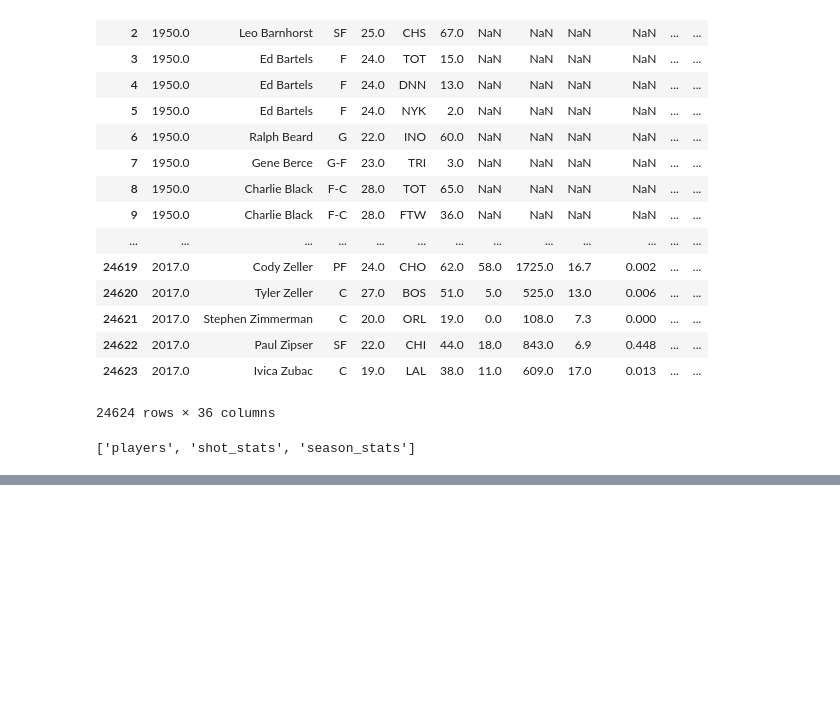
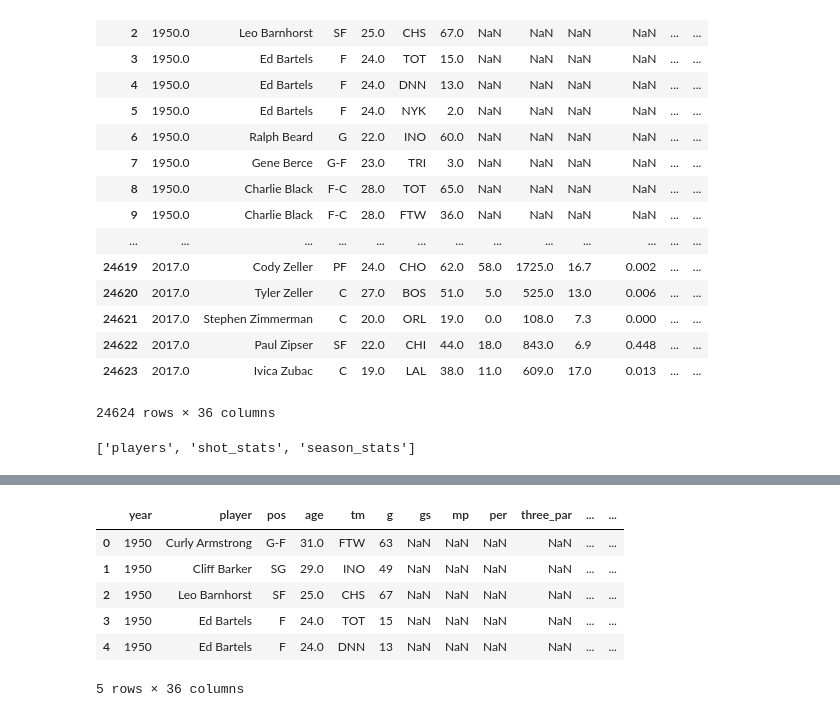
Before and after one commit to joshseymour/ETL_Project, a Jupyter notebook: Transform_Season_Stats.ipynb, the cells around one changed output, grey strips where cells are left out. Cells and saved outputs as stored; diff of their text form; code cells hidden in the pictures; blank space fills up the shorter version.

```diff
--- a/Transform_Season_Stats.ipynb
+++ b/Transform_Season_Stats.ipynb
@@ -167,3 +162,11 @@ DETAIL:  Failing row contains (1953, Mike O'Neill, SF, null, MLH, 4, null, 50, 5
 # %%
-pd.read_sql_query('select * from players', con=engine).head()
+pd.read_sql_query('select * from season_stats', con=engine).head()
+# %% [output]
+|  | year | player | pos | age | tm | g | gs | mp | per | three_par | ... | ... |
+| 0 | 1950 | Curly Armstrong | G-F | 31.0 | FTW | 63 | NaN | NaN | NaN | NaN | ... | ... |
+| 1 | 1950 | Cliff Barker | SG | 29.0 | INO | 49 | NaN | NaN | NaN | NaN | ... | ... |
+| 2 | 1950 | Leo Barnhorst | SF | 25.0 | CHS | 67 | NaN | NaN | NaN | NaN | ... | ... |
+| 3 | 1950 | Ed Bartels | F | 24.0 | TOT | 15 | NaN | NaN | NaN | NaN | ... | ... |
+| 4 | 1950 | Ed Bartels | F | 24.0 | DNN | 13 | NaN | NaN | NaN | NaN | ... | ... |
+5 rows × 36 columns
 # %%
```
Also changed, not shown: parts of 2 cells of this notebook, 1 other file.
